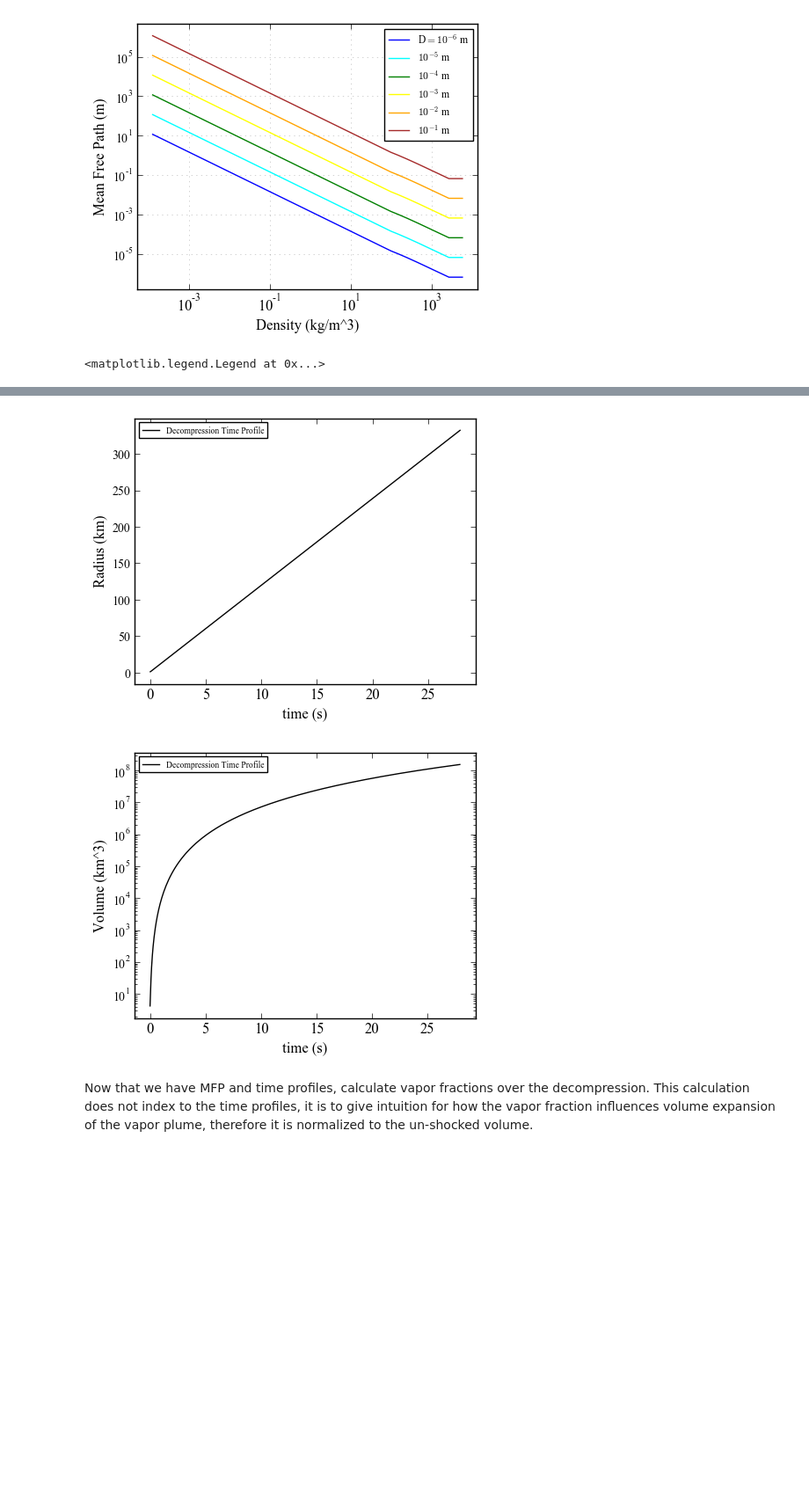
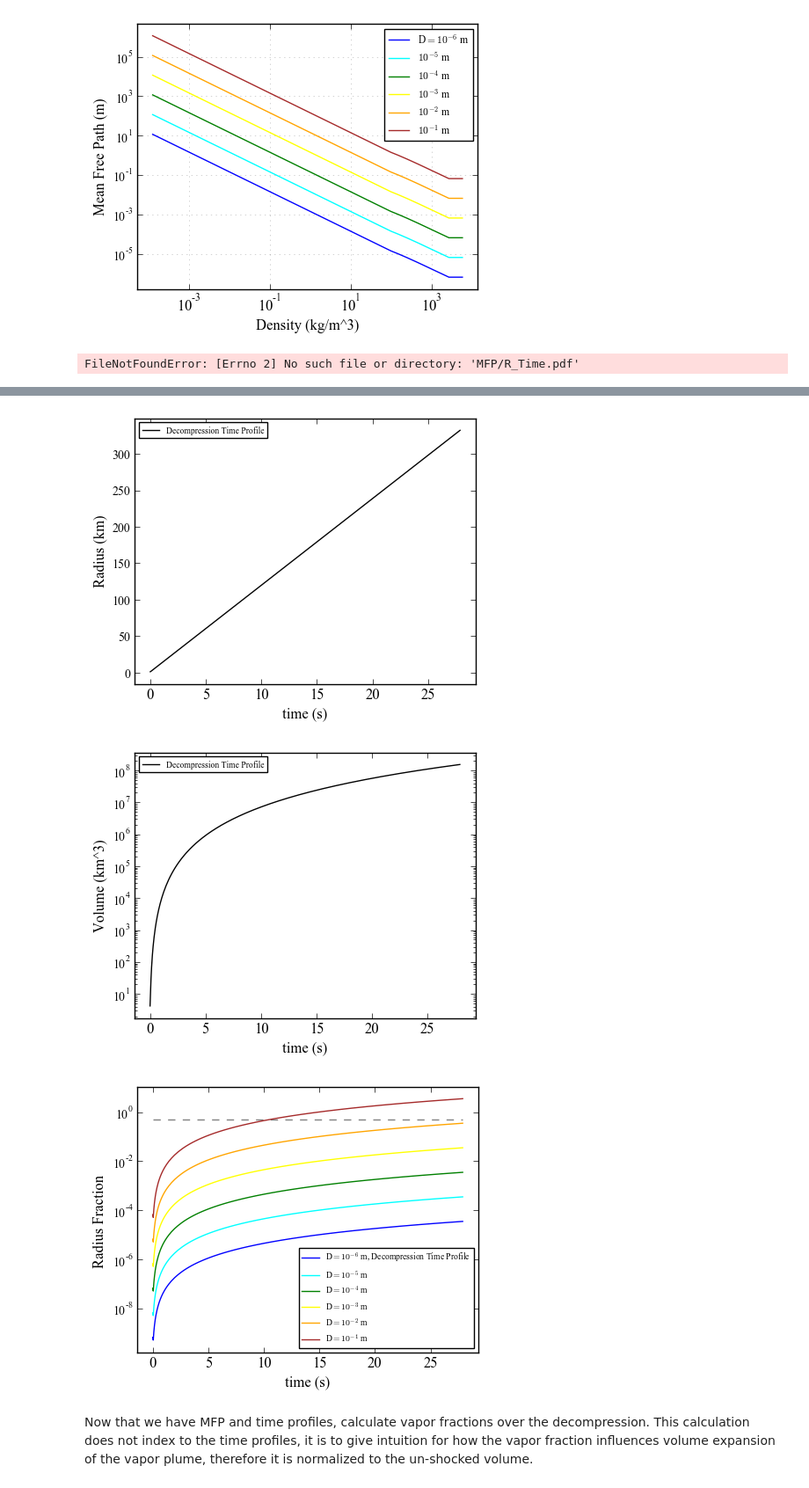
Before and after one commit to edavi006/Vapor_Plume_Expansion, a Jupyter notebook: Calculations/aneos-forsterite-2019-master/VaporPlumeExpansion.ipynb, the cells around one changed output, grey strips where cells are left out. Shown at 88% size. Saved outputs shown, nothing was run; the diff lists cells and outputs as text; code cells hidden in the pictures; blank space fills up the shorter version.

```diff
--- a/Calculations/aneos-forsterite-2019-master/VaporPlumeExpansion.ipynb
+++ b/Calculations/aneos-forsterite-2019-master/VaporPlumeExpansion.ipynb
@@ -621,6 +621,7 @@ plt.legend(loc='best', fontsize='x-small',numpoints=1,scatterpoints=1)
 
 #plt.xlim(0,15000)
 plt.ylim(10**(-9),1000)
+plt.savefig('P_Time.pdf', format='pdf', dpi=1000)
 
 ##T-time###
 plt.figure()
@@ -632,6 +633,7 @@ plt.plot(total_time[::-1],forstEOS.T[S_ind,Ptp_ind:P_ind],'-',color='black',labe
 plt.ylabel('Temperature (K)')
 plt.xlabel('time (s)')
 plt.legend(loc='best', fontsize='x-small',numpoints=1,scatterpoints=1)
+plt.savefig('T_Time.pdf', format='pdf', dpi=1000)
 
 #plt.xlim(0,15000)
 #plt.ylim(10**(-9),1000)
@@ -649,6 +651,7 @@ plt.semilogy()
 plt.ylabel('Mean Free Path (m)')
 plt.xlabel('time (s)')
 plt.legend(loc='best', fontsize='x-small',numpoints=1,scatterpoints=1)
+plt.savefig('MFP_Time.pdf', format='pdf', dpi=1000)
 
 ##rho-time###
 plt.figure()
@@ -658,6 +661,7 @@ plt.semilogy()
 plt.ylabel('Density (kg/m^3)')
 plt.xlabel('time (s)')
 plt.legend(loc='best', fontsize='x-small',numpoints=1,scatterpoints=1)
+plt.savefig('Vexp_Time_log.pdf', format='pdf', dpi=1000)
 
 #plt.xlim(0,15000)
 #plt.ylim(0.0001,1000)
@@ -669,6 +673,7 @@ plt.plot(total_time[::-1],forstEOS.rho[Ptp_ind:P_ind],'-',color='black',label='D
 plt.ylabel('Density (kg/m^3)')
 plt.xlabel('time (s)')
 plt.legend(loc='best', fontsize='x-small',numpoints=1,scatterpoints=1)
+plt.savefig('rho_Time.pdf', format='pdf', dpi=1000)
 
 #plt.xlim(0,15000)
 #plt.ylim(0.0001,1000)
@@ -681,42 +686,64 @@ plt.plot(total_time[::-1],up_exp[Ptp_ind:P_ind],'-',color='black',label='Decompr
 plt.ylabel('Expansion Velocity (km/s)')
 plt.xlabel('time (s)')
 plt.legend(loc='best', fontsize='x-small',numpoints=1,scatterpoints=1)
+plt.savefig('Vexp_Time.pdf', format='pdf', dpi=1000)
 
 #plt.xlim(0,15000)
 #plt.ylim(0.0001,1000)
 
-##up-time###
+##radius-time###
 plt.figure()
 plt.plot(total_time[:],rf_scaled[:],'-',color='black',label='Decompression Time Profile')
 #plt.semilogy()
 
 plt.ylabel('Radius (km)')
 plt.xlabel('time (s)')
 plt.legend(loc='best', fontsize='x-small',numpoints=1,scatterpoints=1)
+plt.savefig('R_Time.pdf', format='pdf', dpi=1000)
 
 #plt.xlim(0,15000)
 #plt.ylim(0.0001,1000)
-
+#Volume versus time
 plt.figure()
 plt.plot(total_time[:],(4/3)*np.pi*(rf_scaled[:]**3),'-',color='black',label='Decompression Time Profile')
 plt.semilogy()
 
 plt.ylabel('Volume (km^3)')
 plt.xlabel('time (s)')
 plt.legend(loc='best', fontsize='x-small',numpoints=1,scatterpoints=1)
+plt.savefig('V_Time.pdf', format='pdf', dpi=1000)
 
 #plt.xlim(0,15000)
 #plt.ylim(0.0001,1000)
+
+#MFP over current radius versus time
+plt.figure()
+plt.plot(total_time[:],MFP1[:]/(rf_scaled[:]*1000),'-',color='blue',label='D$=10^{-6}$ m, Decompression Time Profile')
+plt.plot(total_time[:],MFP2[:]/(rf_scaled[:]*1000),'-',color='cyan',label='D$=10^{-5}$ m')
+plt.plot(total_time[:],MFP3[:]/(rf_scaled[:]*1000),'-',color='green',label='D$=10^{-4}$ m')
+plt.plot(total_time[:],MFP4[:]/(rf_scaled[:]*1000),'-',color='yellow',label='D$=10^{-3}$ m')
+plt.plot(total_time[:],MFP5[:]/(rf_scaled[:]*1000),'-',color='orange',label='D$=10^{-2}$ m')
+plt.plot(total_time[:],MFP6[:]/(rf_scaled[:]*1000),'-',color='brown',label='D$=10^{-1}$ m')
+plt.hlines(0.5, total_time[0], total_time[-1], colors='black', linestyles='dashed',alpha=0.5)
+
+#plt.plot(total_time[::-1],MFP4[:],'-',color='yellow',label='D$=10^{-3}$ m')
+plt.semilogy()
+
+plt.ylabel('Radius Fraction ')
+plt.xlabel('time (s)')
+plt.legend(loc='best', fontsize='x-small',numpoints=1,scatterpoints=1)
+plt.savefig('MFP/R_Time.pdf', format='pdf', dpi=1000)
 # %% [output]
-<matplotlib.legend.Legend at 0x...>
+FileNotFoundError: [Errno 2] No such file or directory: 'MFP/R_Time.pdf'
 [figure]
 [figure]
 [figure]
 [figure]
 [figure]
 [figure]
 [figure]
 [figure]
+[figure, added]
 # %% [markdown]
 Now that we have MFP and time profiles, calculate vapor fractions over the decompression. This calculation does not index to the time profiles, it is to give intuition for how the vapor fraction influences volume expansion of the vapor plume, therefore it is normalized to the un-shocked volume.
 # %%
```
Also changed, not shown: parts of 1 cell of this notebook, 18 other files.
